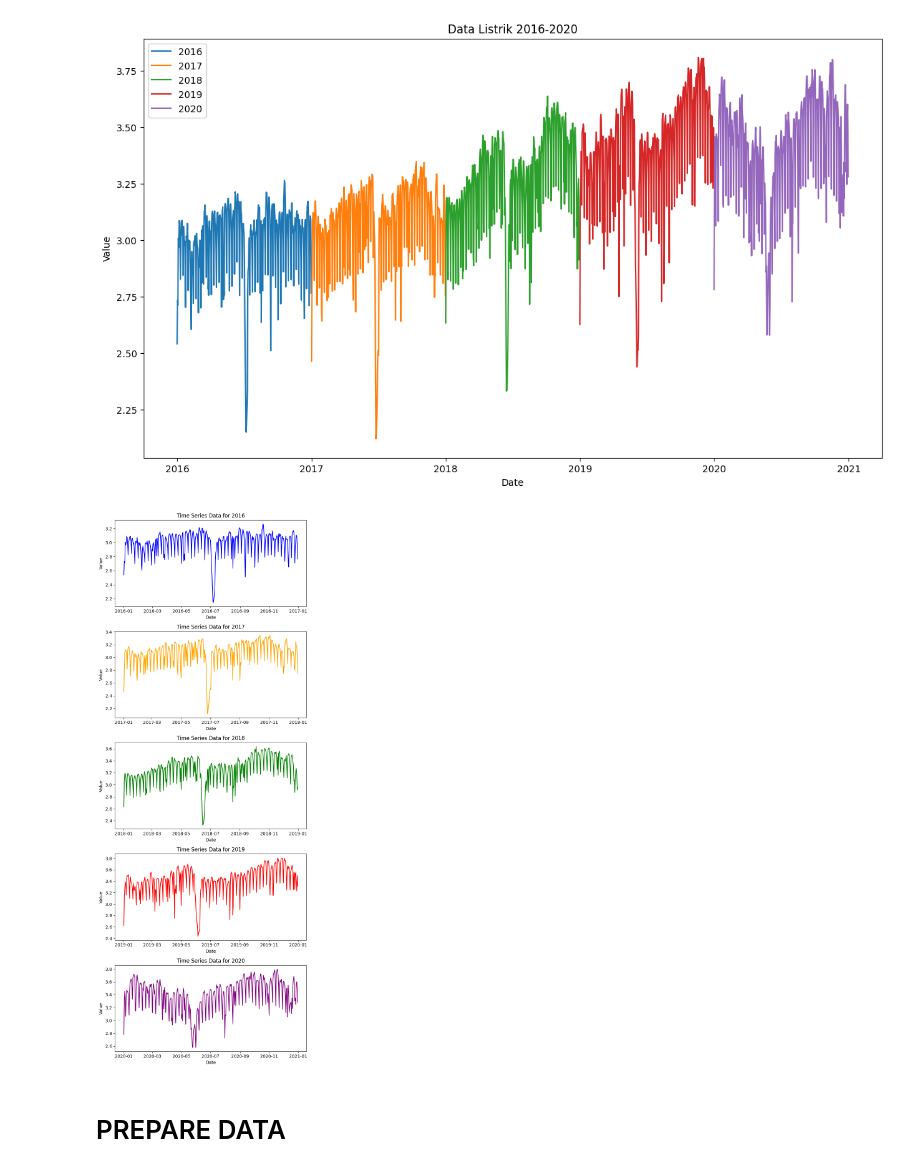
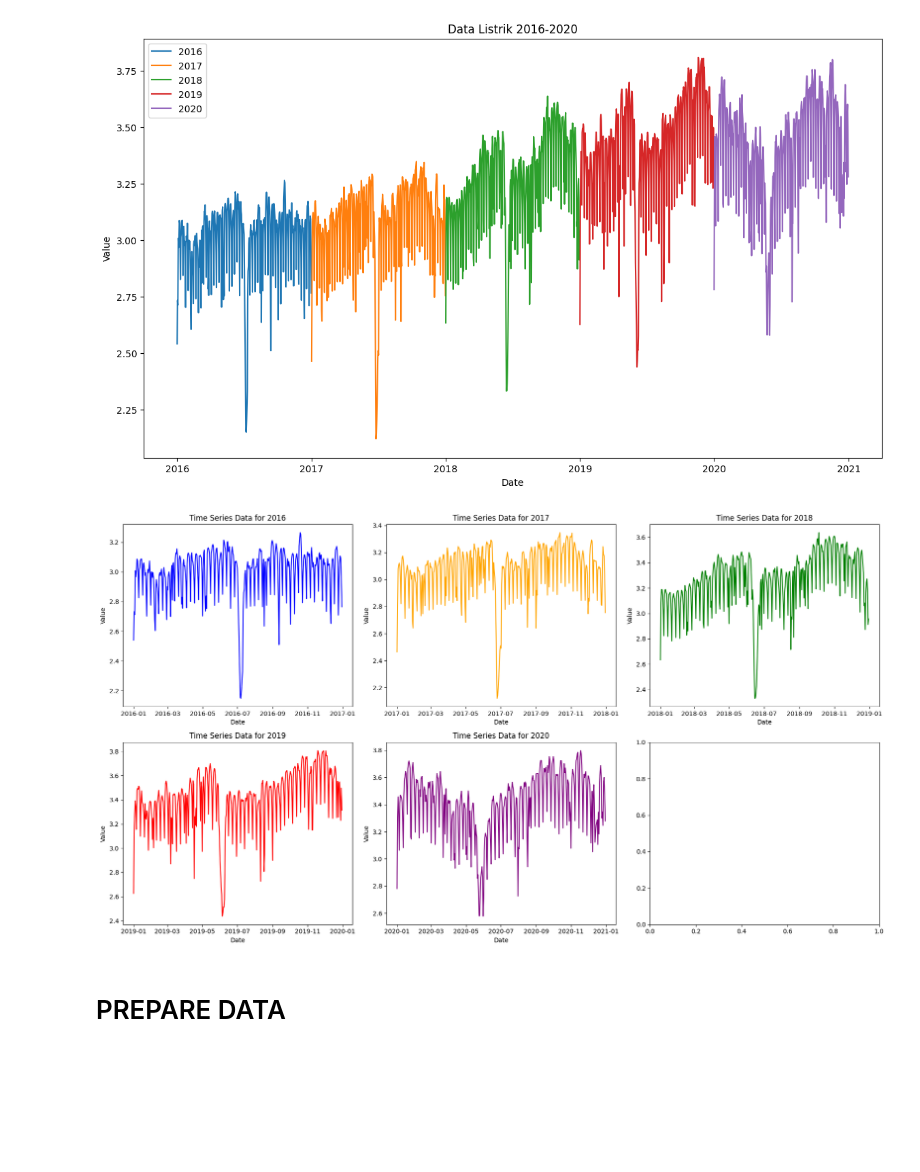
Before and after one commit to saazizau/ipynb, a Jupyter notebook: Notebook/LSTM_&_BiLSTM.ipynb, the cells around one changed output. Drawn from its saved outputs; the diff is of its cells as text; code cells hidden in the pictures; blank space fills up the shorter version.

```diff
--- a/Notebook/LSTM_&_BiLSTM.ipynb
+++ b/Notebook/LSTM_&_BiLSTM.ipynb
@@ -170,18 +172,21 @@ plt.show()
 [figure]
 # %%
 # Plot data listrik setiap tahun dalam subplot terpisah
-fig, axes = plt.subplots(5, 1, figsize=(7, 18), sharex=False)
+fig, axes = plt.subplots(2, 3, figsize=(18, 10), sharex=False)
 
-for ax, (year, data), color in zip(axes, data_by_year.items(), ['b','orange', 'g', 'r', 'purple']):
+colors = ['blue', 'orange', 'green', 'red', 'purple']
+data_by_year_items = list(data_by_year.items())
+
+for ax, (year, data), color in zip(axes.flat, data_by_year_items, colors):
     ax.plot(data.index, data['Value'], color=color)
     ax.set_title(f'Time Series Data for {year}')
     ax.set_xlabel('Date')
     ax.set_ylabel('Value')
 
 plt.tight_layout()
 plt.show()
 # %% [output]
-[figure, old version]
+[figure, new version]
 # %% [markdown]
 # PREPARE DATA
 # %%
```
Also changed, not shown: parts of 25 cells of this notebook, 1 other file.
